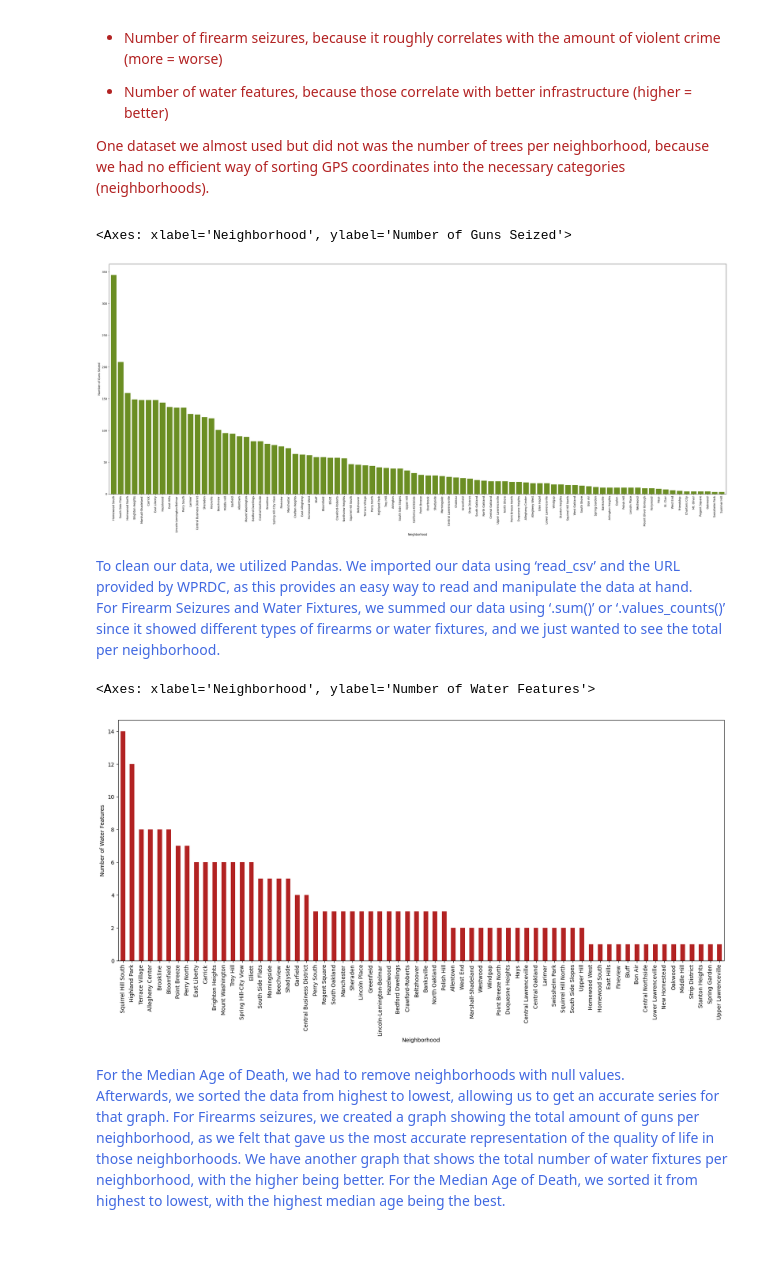
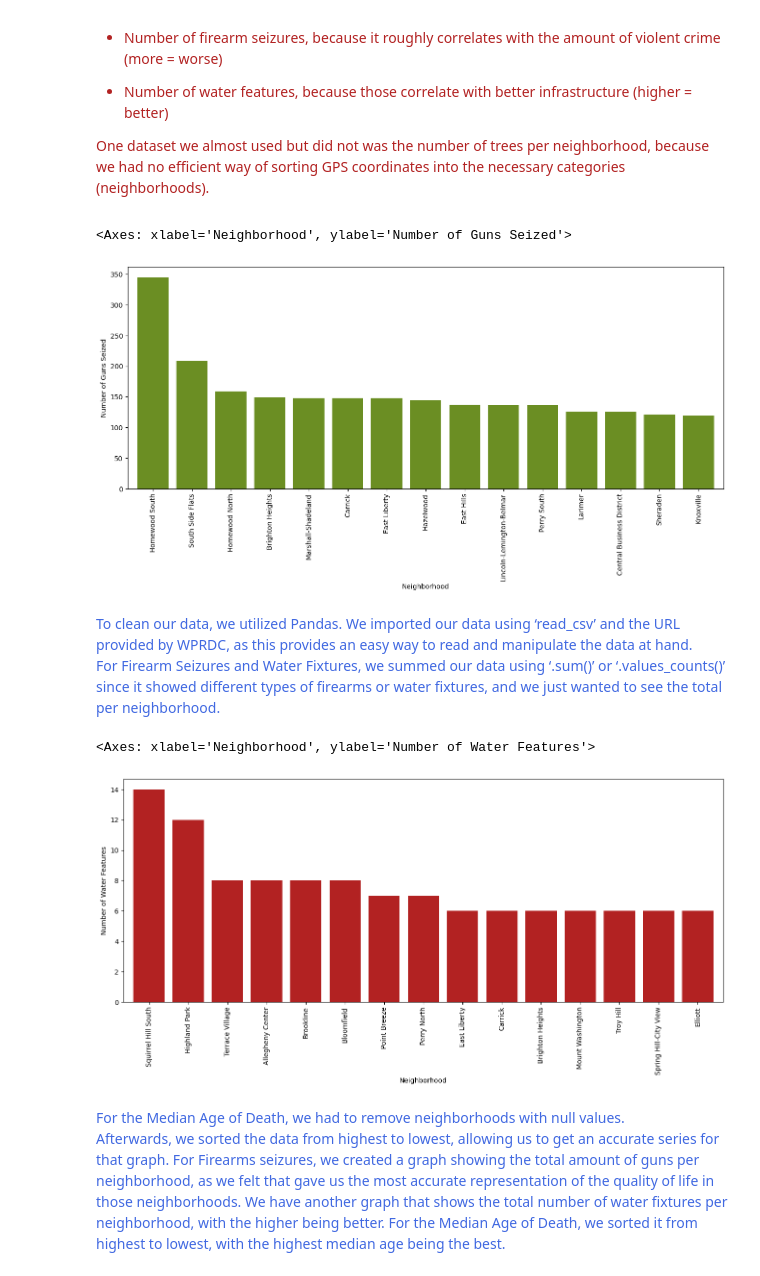
Before and after one commit to m-satler/cmpinf0010-finalproj, a Jupyter notebook: team-einsteins-final-project.ipynb, the cells around one changed output. Saved outputs shown, nothing was run; the diff lists cells and outputs as text; code cells hidden in the pictures; blank space fills up the shorter version.

Commit message:
post-presentation adjustments
adjusted graphs to be less crowded

```diff
--- a/team-einsteins-final-project.ipynb
+++ b/team-einsteins-final-project.ipynb
@@ -14,12 +14,12 @@ One dataset we almost used but did not was the number of trees per neighborhood,
 # %%
 seizures = pd.read_csv("https://data.wprdc.org/datastore/dump/e967381d-d7e9-48e3-a2a2-39262f7fa5c4")
 #counts firearm seizures
 total_guns_series = seizures.groupby("neighborhood")["total_count"].sum().sort_values(ascending=False)
 #plots firearm seizures
-total_guns_series.plot(kind="bar", color="oliveDrab", xlabel="Neighborhood", ylabel="Number of Guns Seized", width = .8, figsize = (40,15))
+total_guns_series.iloc[0:15].plot(kind="bar", color="oliveDrab", xlabel="Neighborhood", ylabel="Number of Guns Seized", width = .8, figsize = (16,6))
 # %% [output]
 <Axes: xlabel='Neighborhood', ylabel='Number of Guns Seized'>
-[figure, old version]
+[figure, new version]
 # %% [markdown]
 <div style="color:royalblue">To clean our data, we utilized Pandas. We imported our data using ‘read_csv’  and the URL provided by WPRDC, as this provides an easy way to read and manipulate the data at hand.
 <br></br>
@@ -30,10 +30,10 @@ water_features = pd.read_csv("https://data.wprdc.org/datastore/dump/513290a6-2ba
 df_wf = water_features[["neighborhood","feature_type"]].sort_values(by="neighborhood")
 df_vals = df_wf["neighborhood"].value_counts()
 #plots water features
-df_vals.plot(kind="bar", color="firebrick", figsize=(20,8), xlabel="Neighborhood", ylabel="Number of Water Features")
+df_vals.iloc[0:15].plot(kind="bar", color="firebrick", xlabel="Neighborhood", ylabel="Number of Water Features", width = .8, figsize = (16,6))
 # %% [output]
 <Axes: xlabel='Neighborhood', ylabel='Number of Water Features'>
-[figure, old version]
+[figure, new version]
 # %% [markdown]
 <div style="color:royalblue">For the Median Age of Death, we had to remove neighborhoods with null values.
 <br></br>
```
Also changed, not shown: parts of 3 cells of this notebook.
